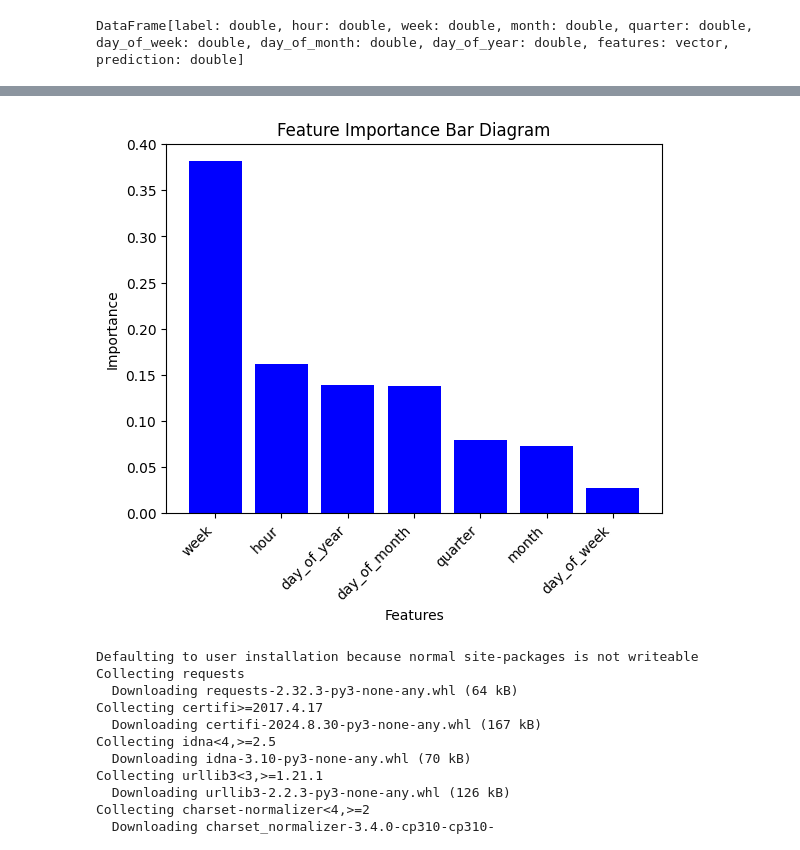
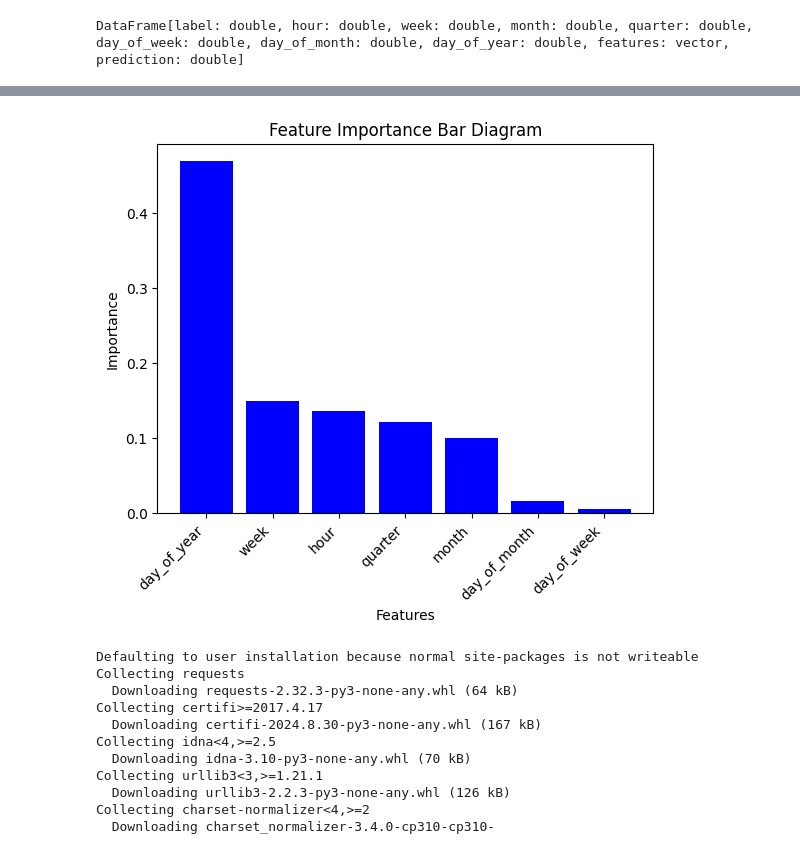
Before and after one commit to hoandkjxhbfhk/project, a Jupyter notebook: Weather_data/weather-forcasting.ipynb, the cells around one changed output, grey strips where cells are left out. Cells and saved outputs as stored; diff of their text form; code cells hidden in the pictures.

```diff
--- a/Weather_data/weather-forcasting.ipynb
+++ b/Weather_data/weather-forcasting.ipynb
@@ -529,50 +533,50 @@ display_model_performance(model, testData)
 # %%
-# # Extract feature importances from the trained RandomForestRegressor model
-# feature_importances = cvModel.bestModel.stages[-1].featureImportances
+# Extract feature importances from the trained RandomForestRegressor model
+feature_importances = cvModel.bestModel.stages[-1].featureImportances
+feature_importance_df = pd.DataFrame({
+    'Feature': assembler.getInputCols(),
+    'Importance': feature_importances.toArray()
+})
+feature_importance_df = feature_importance_df.sort_values(by='Importance', ascending=False)
+print(feature_importance_df)
+
+importance = list(feature_importance_df.Importance )[:]
+Feature = list(feature_importance_df.Feature )[:]
+
+plt.bar(Feature, importance, color='blue')
+plt.xlabel('Features')
+plt.ylabel('Importance')
+plt.title('Feature Importance Bar Diagram')
+plt.xticks(rotation=45, ha='right')
+plt.show()
+# import pandas as pd
+# import matplotlib.pyplot as plt
+
+# # Trích xuất feature importances từ mô hình RandomForestRegressor đã huấn luyện
+# feature_importances = cvModel.featureImportances
+
+# # Tạo DataFrame để lưu trữ các feature và độ quan trọng
 # feature_importance_df = pd.DataFrame({
 #     'Feature': assembler.getInputCols(),
 #     'Importance': feature_importances.toArray()
 # })
+
+# # Sắp xếp theo độ quan trọng giảm dần
 # feature_importance_df = feature_importance_df.sort_values(by='Importance', ascending=False)
+
+# # In ra bảng feature importance
 # print(feature_importance_df)
 
-# importance = list(feature_importance_df.Importance )[:]
-# Feature = list(feature_importance_df.Feature )[:]
+# # Lấy danh sách độ quan trọng và tên các feature
+# importance = list(feature_importance_df.Importance)
+# Feature = list(feature_importance_df.Feature)
 
+# # Vẽ biểu đồ bar thể hiện độ quan trọng của các feature
 # plt.bar(Feature, importance, color='blue')
 # plt.xlabel('Features')
 # plt.ylabel('Importance')
 # plt.title('Feature Importance Bar Diagram')
 # plt.xticks(rotation=45, ha='right')
 # plt.show()
-import pandas as pd
-import matplotlib.pyplot as plt
-
-# Trích xuất feature importances từ mô hình RandomForestRegressor đã huấn luyện
-feature_importances = model.stages[-1].featureImportances
-
-# Tạo DataFrame để lưu trữ các feature và độ quan trọng
-feature_importance_df = pd.DataFrame({
-    'Feature': assembler.getInputCols(),
-    'Importance': feature_importances.toArray()
-})
-
-# Sắp xếp theo độ quan trọng giảm dần
-feature_importance_df = feature_importance_df.sort_values(by='Importance', ascending=False)
-
-# In ra bảng feature importance
-print(feature_importance_df)
-
-# Lấy danh sách độ quan trọng và tên các feature
-importance = list(feature_importance_df.Importance)
-Feature = list(feature_importance_df.Feature)
-
-# Vẽ biểu đồ bar thể hiện độ quan trọng của các feature
-plt.bar(Feature, importance, color='blue')
-plt.xlabel('Features')
-plt.ylabel('Importance')
-plt.title('Feature Importance Bar Diagram')
-plt.xticks(rotation=45, ha='right')
-plt.show()
 # %% [output]
         Feature  Importance
@@ -586,4 +590,4 @@ plt.show()
-[figure, old version]
+[figure, new version]
 # %%
 # Save the model to a folder
 model.save("models/random_forest_model2")
```
Also changed, not shown: parts of 17 cells of this notebook.
